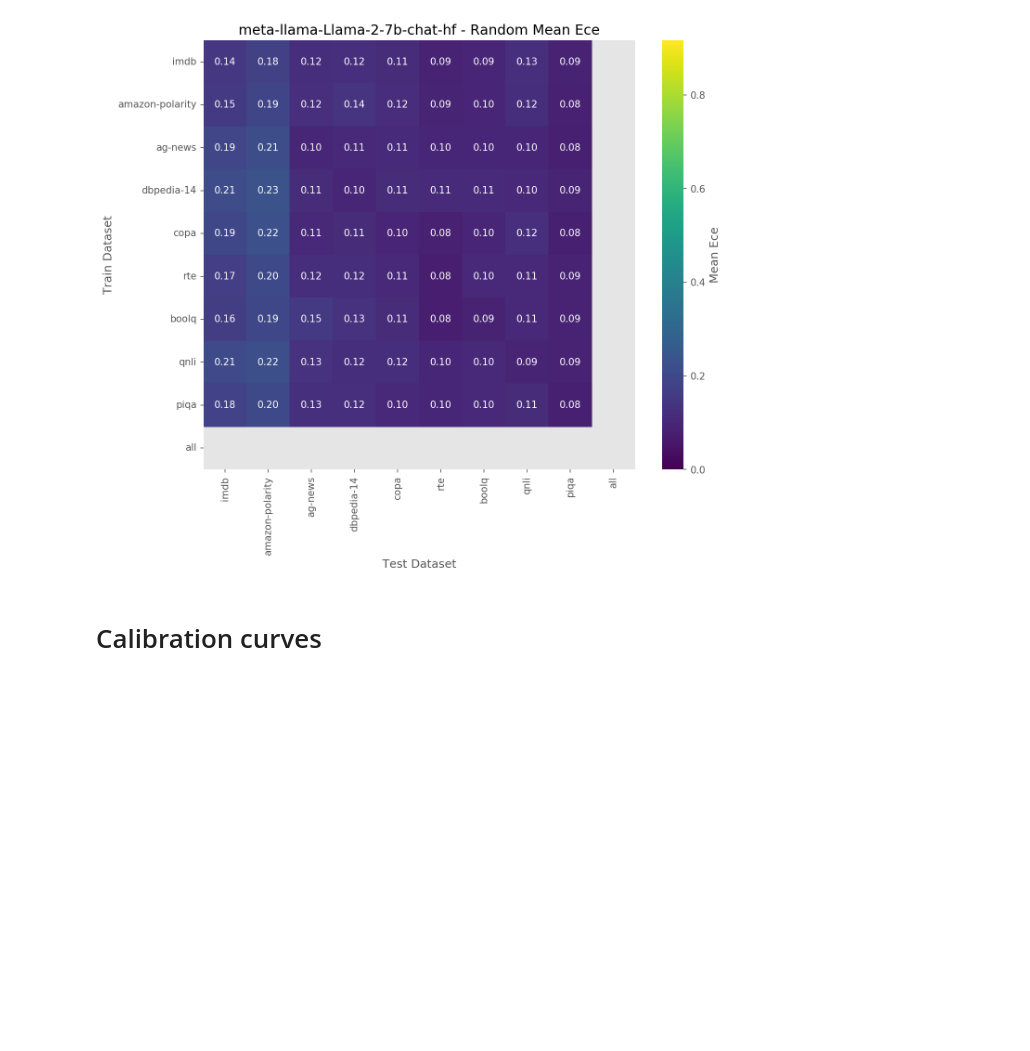
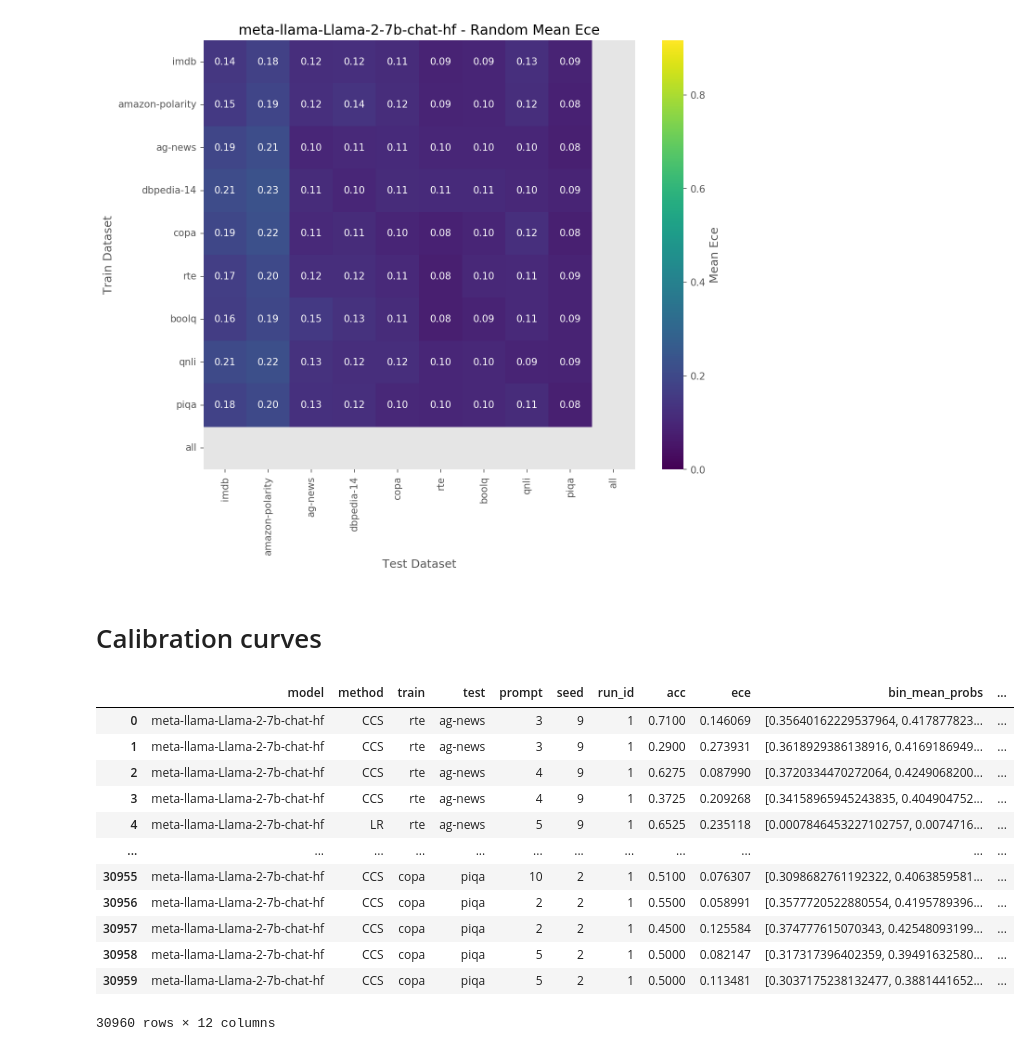
Before and after one commit to ebronstein/Exhaustive-CCS, a Jupyter notebook: plots.ipynb, the cells around one changed output. Cells and saved outputs as stored; diff of their text form; code cells hidden in the pictures; blank space fills up the shorter version.

```diff
--- a/plots.ipynb
+++ b/plots.ipynb
@@ -468,4 +468,20 @@ plot_heatmap(df, "ece", std_annot=False, heatmap_kwargs=heatmap_kwargs)
 save_dir = "extraction_results"
 experiment_name = "Llama-2-7b-chat-hf_v3"
 ece_df = make_ece_df(save_dir, experiment_name)
+# %%
+ece_df
+# %% [output]
+|  | model | method | train | test | prompt | seed | run_id | acc | ece | bin_mean_probs | ... |
+| 0 | meta-llama-Llama-2-7b-chat-hf | CCS | rte | ag-news | 3 | 9 | 1 | 0.7100 | 0.146069 | [0.35640162229537964, 0.417877823... | ... |
+| 1 | meta-llama-Llama-2-7b-chat-hf | CCS | rte | ag-news | 3 | 9 | 1 | 0.2900 | 0.273931 | [0.3618929386138916, 0.4169186949... | ... |
+| 2 | meta-llama-Llama-2-7b-chat-hf | CCS | rte | ag-news | 4 | 9 | 1 | 0.6275 | 0.087990 | [0.3720334470272064, 0.4249068200... | ... |
+| 3 | meta-llama-Llama-2-7b-chat-hf | CCS | rte | ag-news | 4 | 9 | 1 | 0.3725 | 0.209268 | [0.34158965945243835, 0.404904752... | ... |
+| 4 | meta-llama-Llama-2-7b-chat-hf | LR | rte | ag-news | 5 | 9 | 1 | 0.6525 | 0.235118 | [0.0007846453227102757, 0.0074716... | ... |
+| ... | ... | ... | ... | ... | ... | ... | ... | ... | ... | ... | ... |
+| 30955 | meta-llama-Llama-2-7b-chat-hf | CCS | copa | piqa | 10 | 2 | 1 | 0.5100 | 0.076307 | [0.3098682761192322, 0.4063859581... | ... |
+| 30956 | meta-llama-Llama-2-7b-chat-hf | CCS | copa | piqa | 2 | 2 | 1 | 0.5500 | 0.058991 | [0.3577720522880554, 0.4195789396... | ... |
+| 30957 | meta-llama-Llama-2-7b-chat-hf | CCS | copa | piqa | 2 | 2 | 1 | 0.4500 | 0.125584 | [0.374777615070343, 0.42548093199... | ... |
+| 30958 | meta-llama-Llama-2-7b-chat-hf | CCS | copa | piqa | 5 | 2 | 1 | 0.5000 | 0.082147 | [0.317317396402359, 0.39491632580... | ... |
+| 30959 | meta-llama-Llama-2-7b-chat-hf | CCS | copa | piqa | 5 | 2 | 1 | 0.5000 | 0.113481 | [0.3037175238132477, 0.3881441652... | ... |
+30960 rows × 12 columns
 # %%
```
Also changed, not shown: parts of 1 cell of this notebook.
